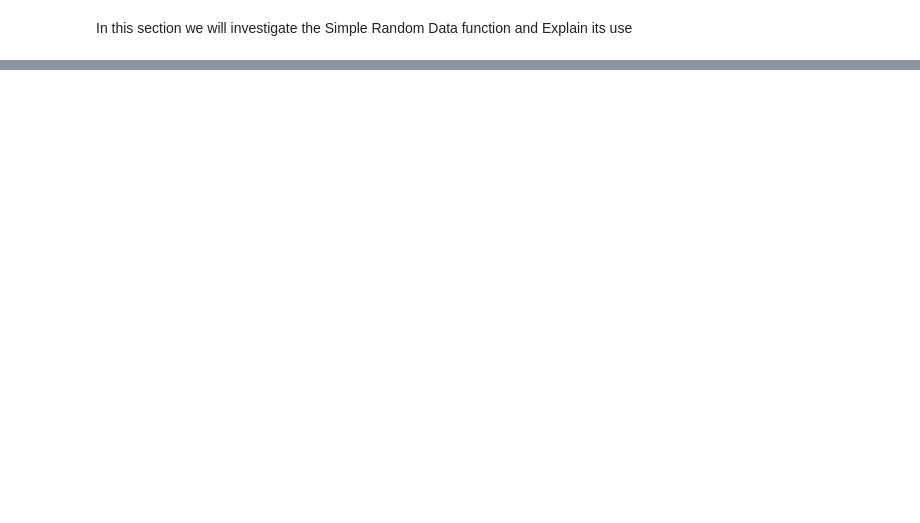
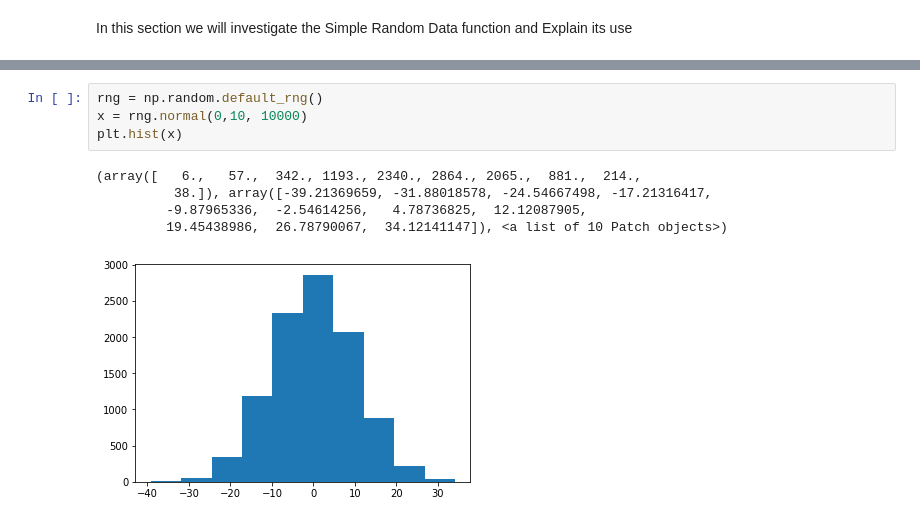
Before and after one commit to shaner1/ProgDA_Task_20, a Jupyter notebook: Numpy .ipynb, the cells around one changed output, grey strips where cells are left out. Saved outputs shown, nothing was run; the diff lists cells and outputs as text; blank space fills up the shorter version.

```diff
--- a/Numpy .ipynb
+++ b/Numpy .ipynb
@@ -195,0 +393,10 @@ In this section we will investigate the Simple Random Data function and Explain
+# %%
+rng = np.random.default_rng()
+x = rng.normal(0,10, 10000)
+plt.hist(x)
+# %% [output]
+(array([   6.,   57.,  342., 1193., 2340., 2864., 2065.,  881.,  214.,
+          38.]), array([-39.21369659, -31.88018578, -24.54667498, -17.21316417,
+         -9.87965336,  -2.54614256,   4.78736825,  12.12087905,
+         19.45438986,  26.78790067,  34.12141147]), <a list of 10 Patch objects>)
+[figure, added]
```
Also changed, not shown: parts of 44 cells of this notebook.
